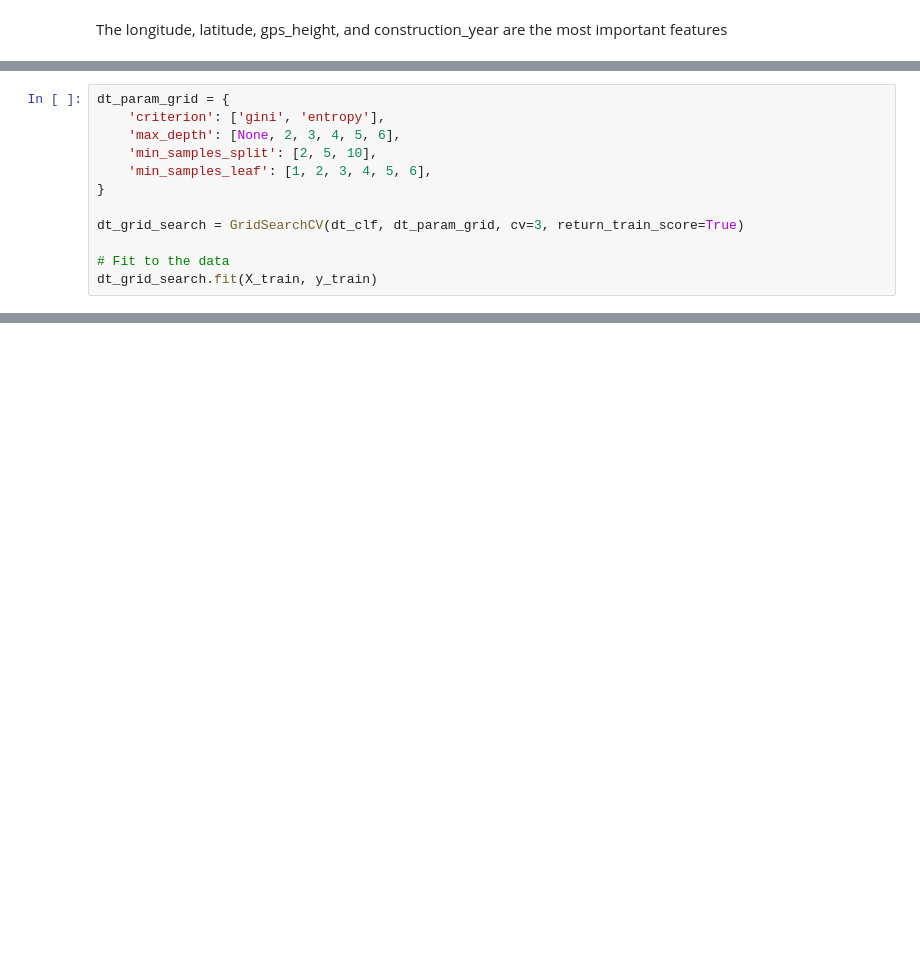
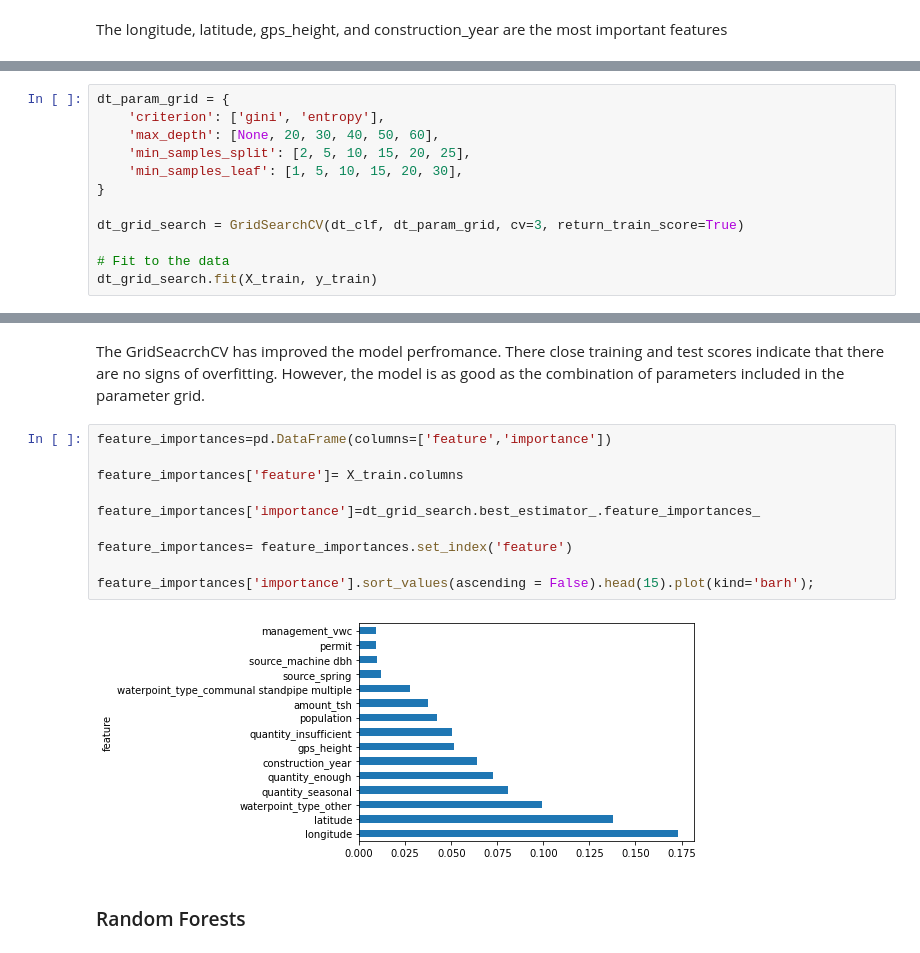
Before and after one commit to Paulwaweru/Phase-3-Project---Tanzania-Water-Wells, a Jupyter notebook: student.ipynb, the cells around one changed output, grey strips where cells are left out. Cells and saved outputs as stored; diff of their text form; blank space fills up the shorter version.

```diff
--- a/student.ipynb
+++ b/student.ipynb
@@ -1094,9 +1100,9 @@ The longitude, latitude, gps_height, and construction_year are the most importan
 # %%
 dt_param_grid = {
     'criterion': ['gini', 'entropy'],
-    'max_depth': [None, 2, 3, 4, 5, 6],
-    'min_samples_split': [2, 5, 10],
-    'min_samples_leaf': [1, 2, 3, 4, 5, 6],
+    'max_depth': [None, 20, 30, 40, 50, 60],
+    'min_samples_split': [2, 5, 10, 15, 20, 25],
+    'min_samples_leaf': [1, 5, 10, 15, 20, 30],
 }
 
 dt_grid_search = GridSearchCV(dt_clf, dt_param_grid, cv=3, return_train_score=True)
@@ -1114,0 +1135,16 @@ Error:
+# %% [markdown]
+The GridSeacrchCV has improved the model perfromance. There close training and test scores indicate that there are no signs of overfitting. However, the model is as good as the combination of parameters included in the parameter grid.
+# %%
+feature_importances=pd.DataFrame(columns=['feature','importance'])
+
+feature_importances['feature']= X_train.columns
+
+feature_importances['importance']=dt_grid_search.best_estimator_.feature_importances_
+
+feature_importances= feature_importances.set_index('feature')
+
+feature_importances['importance'].sort_values(ascending = False).head(15).plot(kind='barh');
+# %% [output]
+[figure, added]
+# %% [markdown]
+### Random Forests
```
Also changed, not shown: parts of 21 cells of this notebook, 9 other files.
